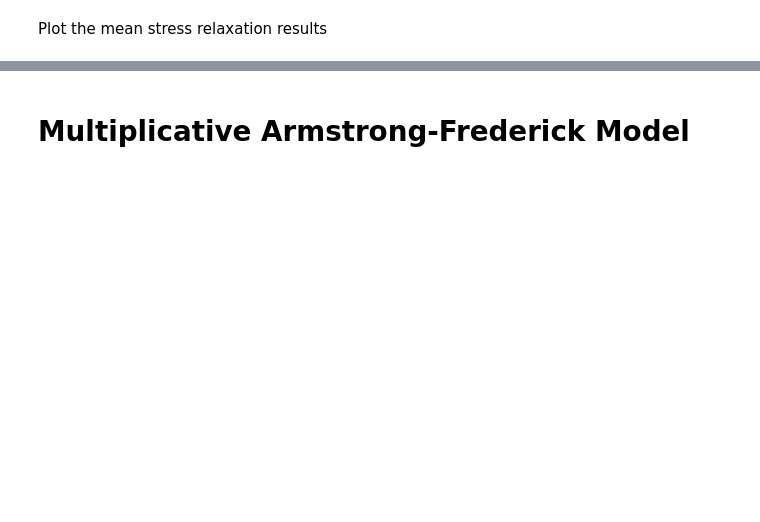
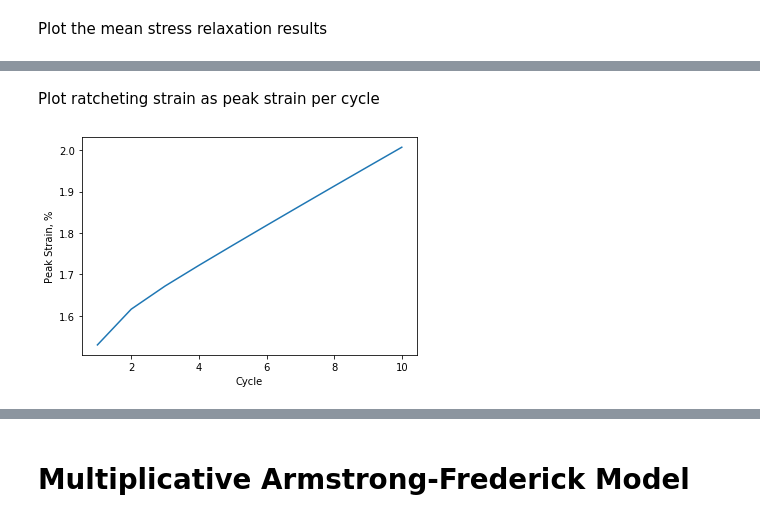
Before and after one commit to DylanAgius/Plasticity, a Jupyter notebook: Application_examples.ipynb, the cells around one changed output, grey strips where cells are left out. Cells and saved outputs as stored; diff of their text form; code cells hidden in the pictures; blank space fills up the shorter version.

```diff
--- a/Application_examples.ipynb
+++ b/Application_examples.ipynb
@@ -54,0 +107,6 @@ loadData.plotter_meanstress()
+# %% [markdown]
+Plot ratcheting strain as peak strain per cycle
+# %%
+stressc.plotter_peakstrain()
+# %% [output]
+[figure, added]
```
Also changed, not shown: parts of 26 cells of this notebook.
